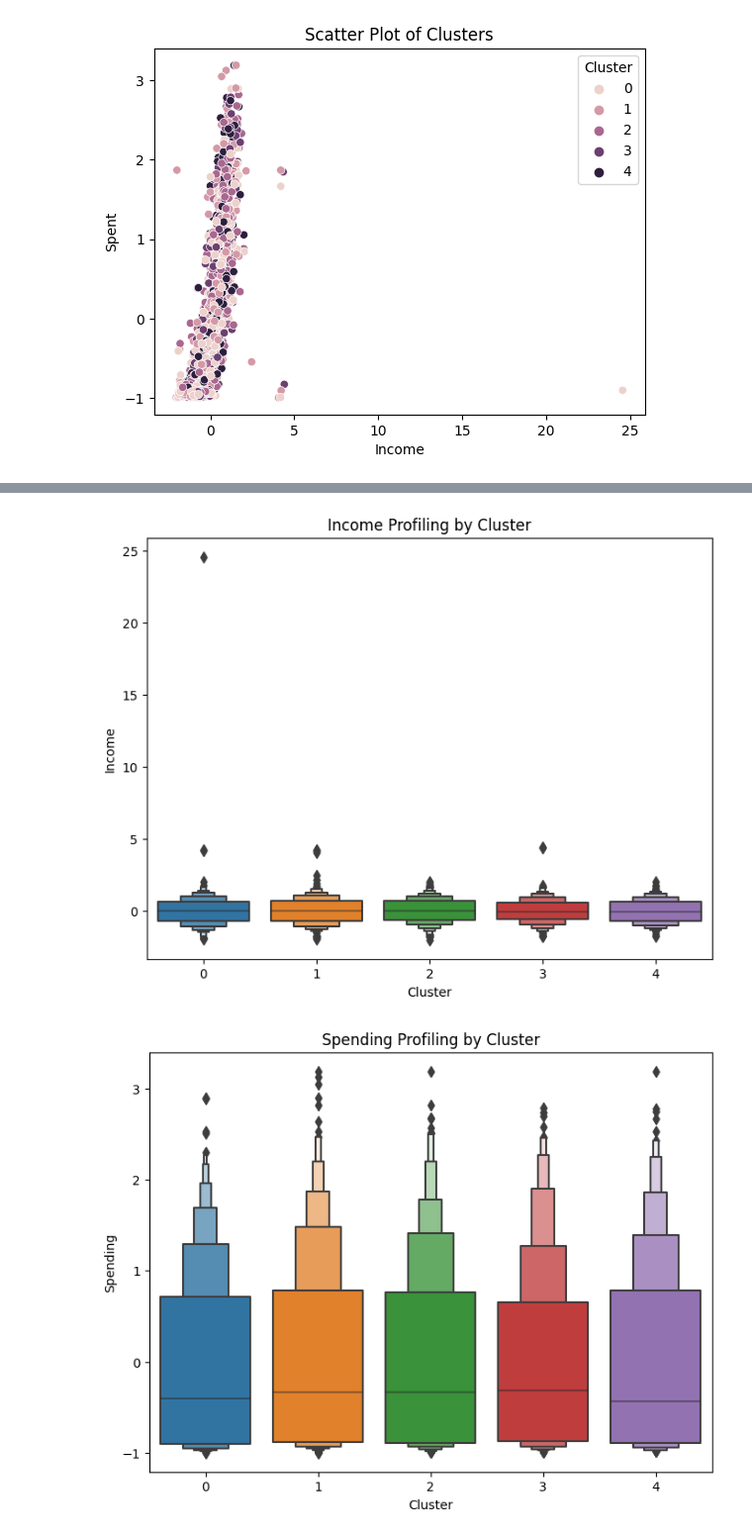
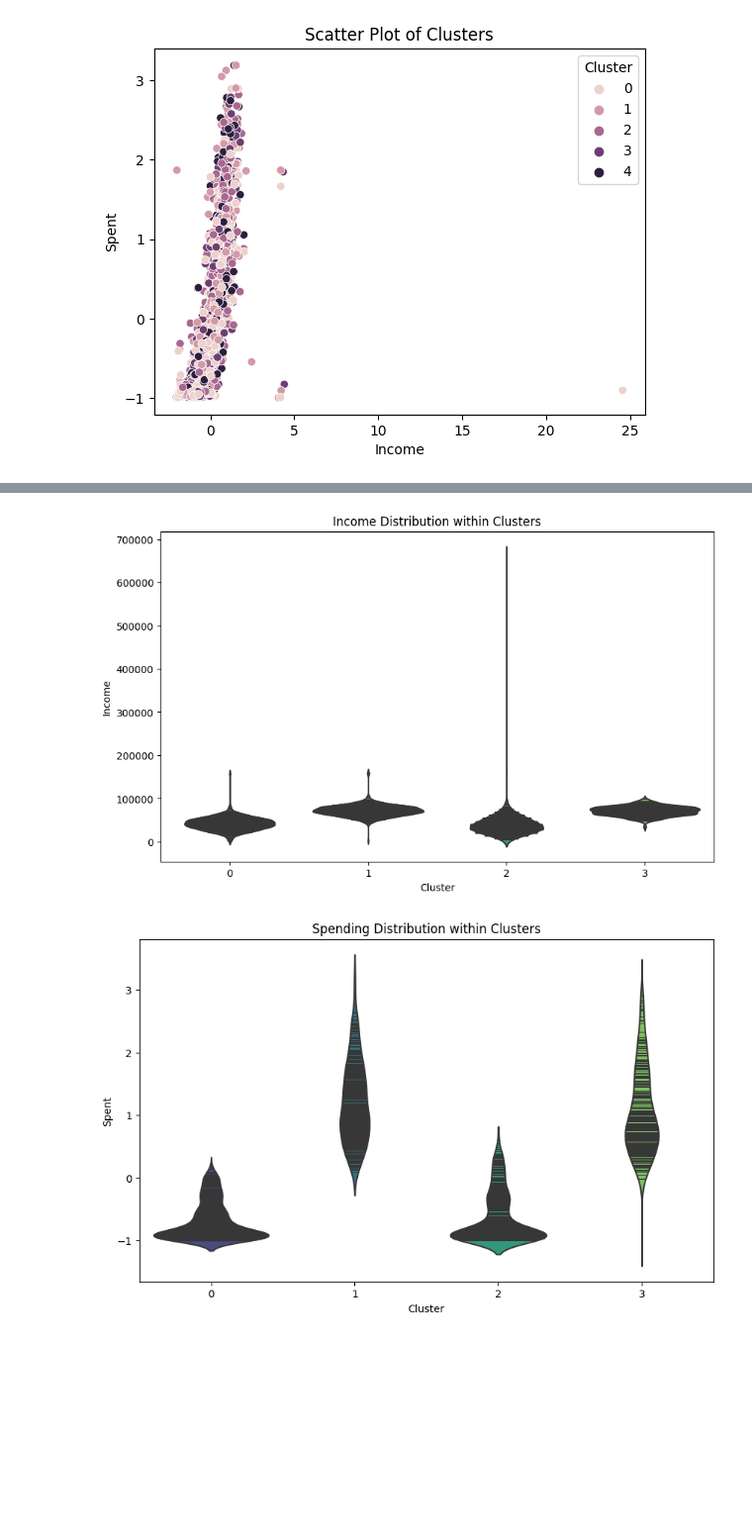
Before and after one commit to Jnewman26/Data-Mining, a Jupyter notebook: Data Mining AFL 2 - James Newman 0706022110026.ipynb, the cells around one changed output, grey strips where cells are left out. Shown at 99% size. Saved outputs shown, nothing was run; the diff lists cells and outputs as text; code cells hidden in the pictures; blank space fills up the shorter version.

```diff
--- a/Data Mining AFL 2 - James Newman 0706022110026.ipynb
+++ b/Data Mining AFL 2 - James Newman 0706022110026.ipynb
@@ -172,9 +138,6 @@ df_new = df_new.drop(['Kidhome', 'Teenhome'], axis=1)
 # %% [markdown]
 ## Data Preparation
 # %%
-# Label encoding column Education
 label_encoder = LabelEncoder()
-
-df_new['Education'] = label_encoder.fit_transform(df_new['Education'])
-
-df_new
+df['Living_With_encoded'] = label_encoder.fit_transform(df['Living_With'])
+df['Education_Level_encoded'] = label_encoder.fit_transform(df['Education_Level'])
@@ -195,9 +144,3 @@ df_new
 # %%
-# Scaling
 scaler = StandardScaler()
-
-features_to_scale = ['Income', 'Spent', 'Recency', 'MntWines', 'MntFruits', 'MntMeatProducts', 'MntFishProducts', 'MntSweetProducts', 'MntGoldProds', 'NumDealsPurchases', 'NumWebPurchases', 'NumCatalogPurchases', 'NumStorePurchases', 'NumWebVisitsMonth']
-
-df_new[features_to_scale] = scaler.fit_transform(df_new[features_to_scale])
-
-df_new
+df[['Age', 'Spent']] = scaler.fit_transform(df[['Age', 'Spent']])
@@ -218,11 +147,11 @@ df_new
 # %%
-# Dimensionality Reduction
+n_components = 2
 
-df_numeric = df_new.select_dtypes(include=[np.number])
+pca = PCA(n_components=n_components)
+df_pca = pca.fit_transform(df[['Age', 'Spent']])
 
-n_components = 5
-pca = PCA(n_components=n_components)
-principal_components = pca.fit_transform(df_numeric)
+df['PCA1'] = df_pca[:, 0]
+df['PCA2'] = df_pca[:, 1]
 # %% [markdown]
 ## Clustering
 # %%
@@ -262 +179,4 @@ Name: count, dtype: int64
+# %%
+agg_clustering = AgglomerativeClustering(n_clusters=4, affinity='euclidean')
+df['Cluster'] = agg_clustering.fit_predict(df[['Age', 'Spent']])
 # %%
@@ -303,17 +232,17 @@ plt.show()
 # %%
-plt.figure(figsize=(8, 6))
-sns.boxenplot(x=cluster_col, y='Income', data=df_new)
+plt.figure(figsize=(10, 6))
+sns.violinplot(data=df, x='Cluster', y='Income', palette='viridis', inner='stick')
+plt.title('Income Distribution within Clusters')
 plt.xlabel('Cluster')
 plt.ylabel('Income')
-plt.title('Income Profiling by Cluster')
 plt.show()
 
-plt.figure(figsize=(8, 6))
-sns.boxenplot(x=cluster_col, y='Spent', data=df_new)
+plt.figure(figsize=(10, 6))
+sns.violinplot(data=df, x='Cluster', y='Spent', palette='viridis', inner='stick')
+plt.title('Spending Distribution within Clusters')
 plt.xlabel('Cluster')
-plt.ylabel('Spending')
-plt.title('Spending Profiling by Cluster')
+plt.ylabel('Spent')
 plt.show()
 # %% [output]
-[figure, old version]
+[figure, new version]
-[figure, old version]
+[figure, new version]
```
Also changed, not shown: parts of 8 cells of this notebook, 3 other files.
